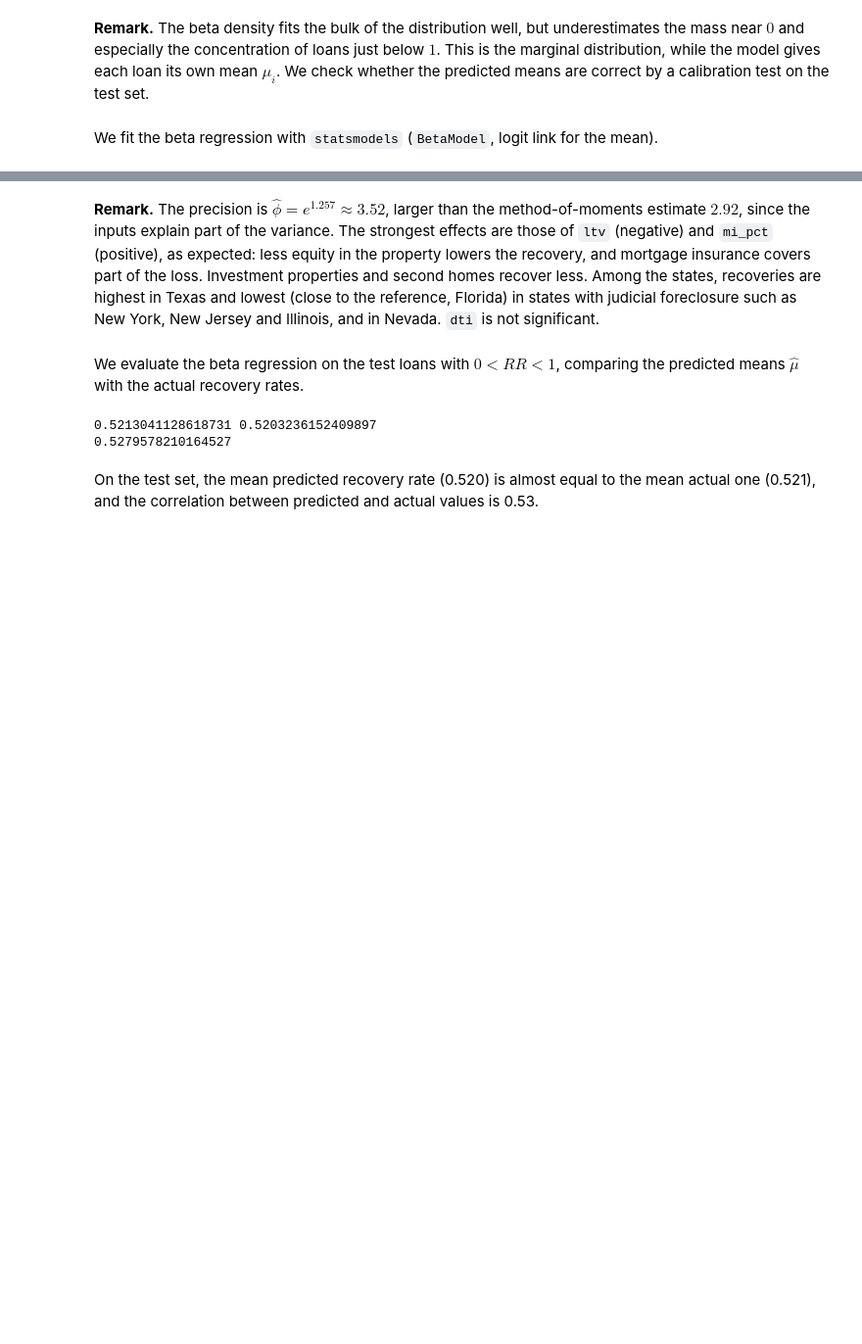
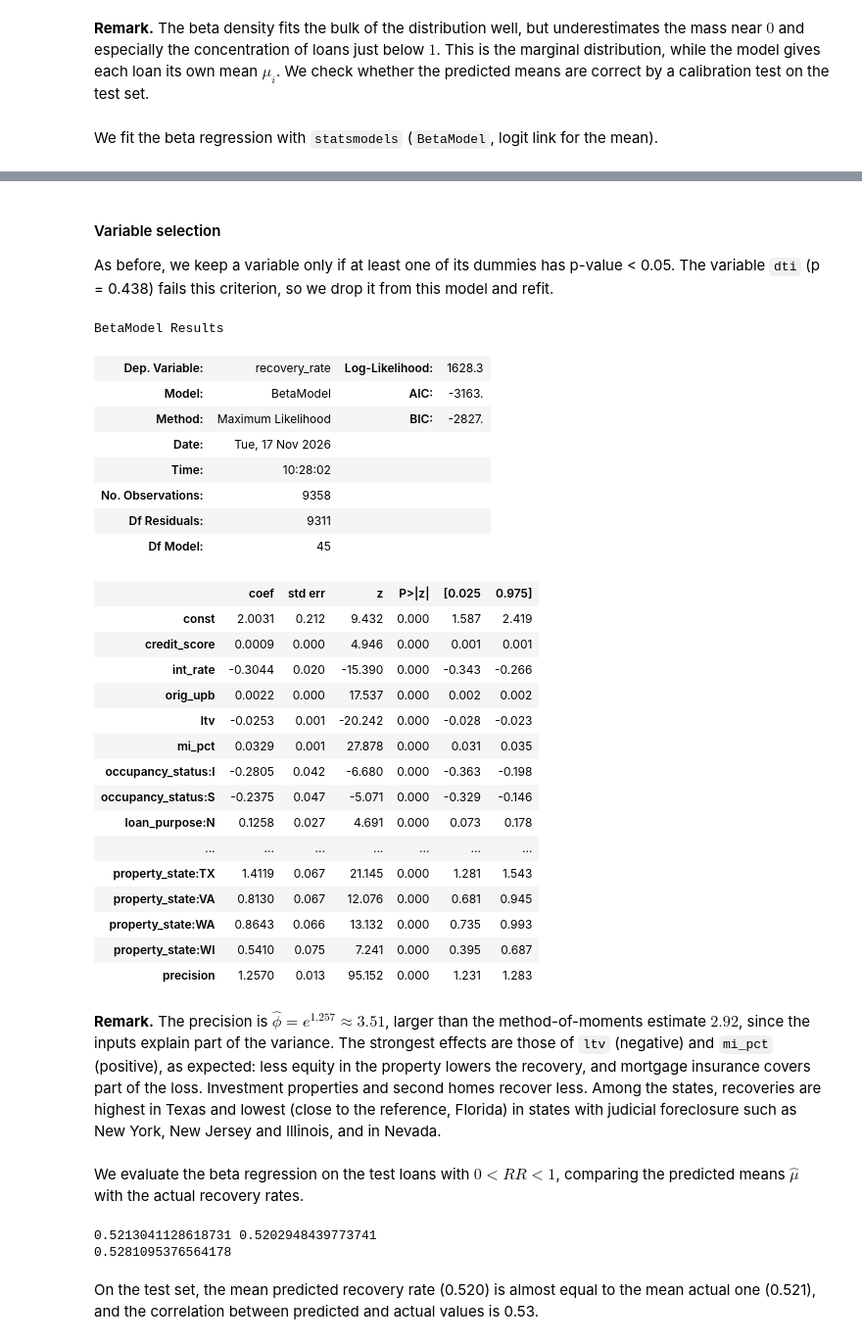
Before and after one commit to keramidasvasilis/credit-risk-el, a Jupyter notebook: notebooks/03_lgd_ead_models.ipynb, the cells around one changed output, grey strips where cells are left out. Shown at 98% size. Drawn from its saved outputs; the diff is of its cells as text; code cells hidden in the pictures; blank space fills up the shorter version.

```diff
--- a/notebooks/03_lgd_ead_models.ipynb
+++ b/notebooks/03_lgd_ead_models.ipynb
@@ -683,19 +687,55 @@ BetaModel Results
 | property_state:WA | 0.8654 | 0.066 | 13.144 | 0.000 | 0.736 | 0.994 |
 | property_state:WI | 0.5412 | 0.075 | 7.244 | 0.000 | 0.395 | 0.688 |
 | precision | 1.2571 | 0.013 | 95.156 | 0.000 | 1.231 | 1.283 |
+# %% [markdown]
+#### Variable selection
+
+As before, we keep a variable only if at least one of its dummies has p-value < 0.05. The variable `dti` (p = 0.438) fails this criterion, so we drop it from this model and refit.
+# %%
+drop_cols_lgd_3 = ['dti']
+
+X_lgd_st_3_train = sm.add_constant(inputs_train.loc[mask_lgd_3_train].drop(drop_cols_lgd_3, axis = 1))
+reg_lgd_st_3 = BetaModel(recovery_rate_3_train, X_lgd_st_3_train).fit()
+reg_lgd_st_3.summary()
+# %% [output]
+BetaModel Results
+| Dep. Variable: | recovery_rate | Log-Likelihood: | 1628.3 |
+| Model: | BetaModel | AIC: | -3163. |
+| Method: | Maximum Likelihood | BIC: | -2827. |
+| Date: | Tue, 17 Nov 2026 |  |  |
+| Time: | 10:28:02 |  |  |
+| No. Observations: | 9358 |  |  |
+| Df Residuals: | 9311 |  |  |
+| Df Model: | 45 |  |  |
+|  | coef | std err | z | P>|z| | [0.025 | 0.975] |
+| const | 2.0031 | 0.212 | 9.432 | 0.000 | 1.587 | 2.419 |
+| credit_score | 0.0009 | 0.000 | 4.946 | 0.000 | 0.001 | 0.001 |
+| int_rate | -0.3044 | 0.020 | -15.390 | 0.000 | -0.343 | -0.266 |
+| orig_upb | 0.0022 | 0.000 | 17.537 | 0.000 | 0.002 | 0.002 |
+| ltv | -0.0253 | 0.001 | -20.242 | 0.000 | -0.028 | -0.023 |
+| mi_pct | 0.0329 | 0.001 | 27.878 | 0.000 | 0.031 | 0.035 |
+| occupancy_status:I | -0.2805 | 0.042 | -6.680 | 0.000 | -0.363 | -0.198 |
+| occupancy_status:S | -0.2375 | 0.047 | -5.071 | 0.000 | -0.329 | -0.146 |
+| loan_purpose:N | 0.1258 | 0.027 | 4.691 | 0.000 | 0.073 | 0.178 |
+| ... | ... | ... | ... | ... | ... | ... |
+| property_state:TX | 1.4119 | 0.067 | 21.145 | 0.000 | 1.281 | 1.543 |
+| property_state:VA | 0.8130 | 0.067 | 12.076 | 0.000 | 0.681 | 0.945 |
+| property_state:WA | 0.8643 | 0.066 | 13.132 | 0.000 | 0.735 | 0.993 |
+| property_state:WI | 0.5410 | 0.075 | 7.241 | 0.000 | 0.395 | 0.687 |
+| precision | 1.2570 | 0.013 | 95.152 | 0.000 | 1.231 | 1.283 |
 # %% [markdown]
-**Remark.** The precision is $\hat\phi = e^{1.257} \approx 3.52$, larger than the method-of-moments estimate $2.92$, since the inputs explain part of the variance. The strongest effects are those of `ltv` (negative) and `mi_pct` (positive), as expected: less equity in the property lowers the recovery, and mortgage insurance covers part of the loss. Investment properties and second homes recover less. Among the states, recoveries are highest in Texas and lowest (close to the reference, Florida) in states with judicial foreclosure such as New York, New Jersey and Illinois, and in Nevada. `dti` is not significant.
+**Remark.** The precision is $\hat\phi = e^{1.257} \approx 3.51$, larger than the method-of-moments estimate $2.92$, since the inputs explain part of the variance. The strongest effects are those of `ltv` (negative) and `mi_pct` (positive), as expected: less equity in the property lowers the recovery, and mortgage insurance covers part of the loss. Investment properties and second homes recover less. Among the states, recoveries are highest in Texas and lowest (close to the reference, Florida) in states with judicial foreclosure such as New York, New Jersey and Illinois, and in Nevada.
 # %% [markdown]
 We evaluate the beta regression on the test loans with $0 < RR < 1$, comparing the predicted means $\hat\mu$ with the actual recovery rates.
 # %%
-X_lgd_st_3_test = sm.add_constant(inputs_test[mask_lgd_3_test], has_constant = 'add')
+X_lgd_st_3_test = sm.add_constant(inputs_test.loc[mask_lgd_3_test].drop(drop_cols_lgd_3, axis = 1), has_constant = 'add')
 y_hat_lgd_st_3_test = reg_lgd_st_3.predict(X_lgd_st_3_test)
 
 print(recovery_rate_3_test.mean(), y_hat_lgd_st_3_test.mean())
 print(np.corrcoef(recovery_rate_3_test, y_hat_lgd_st_3_test)[0, 1])
 # %% [output]
-0.5213041128618731 0.5203236152409897
-0.5279578210164527
+0.5213041128618731 0.5202948439773741
+0.5281095376564178
 # %% [markdown]
 On the test set, the mean predicted recovery rate (0.520) is almost equal to the mean actual one (0.521), and the correlation between predicted and actual values is 0.53.
 # %% [markdown]
```
Also changed, not shown: parts of 29 cells of this notebook.
